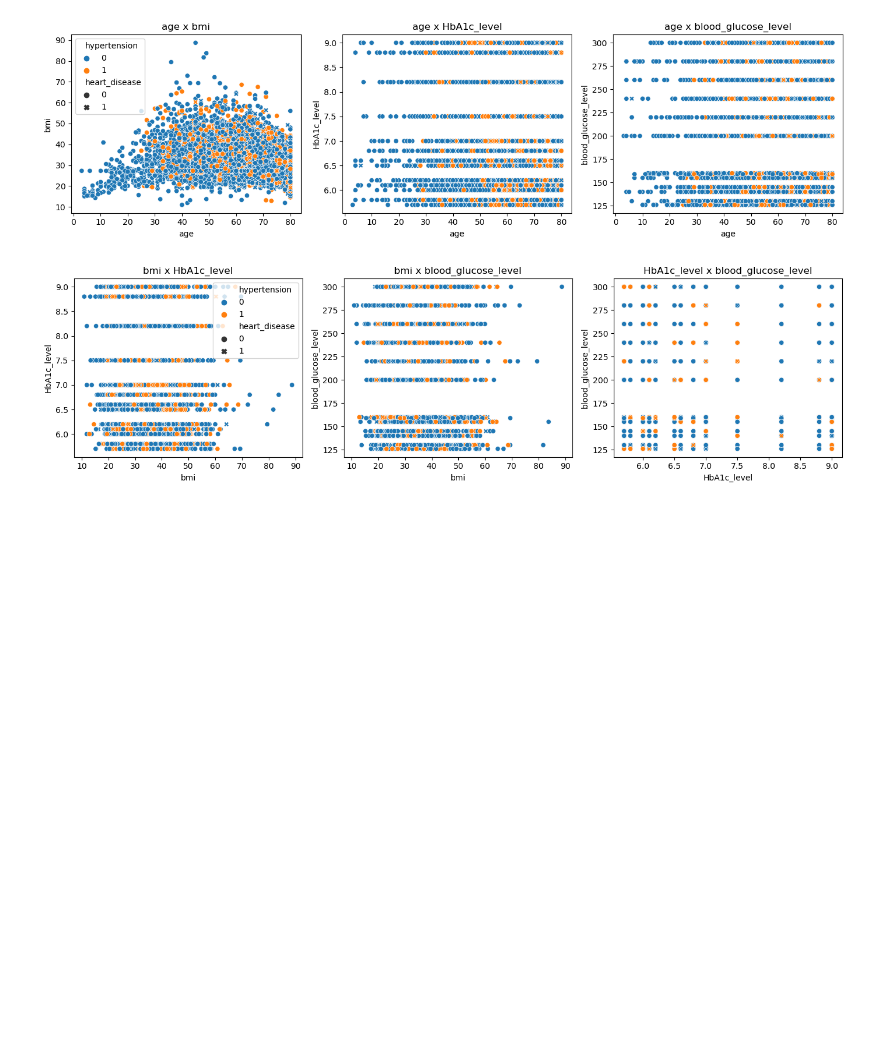
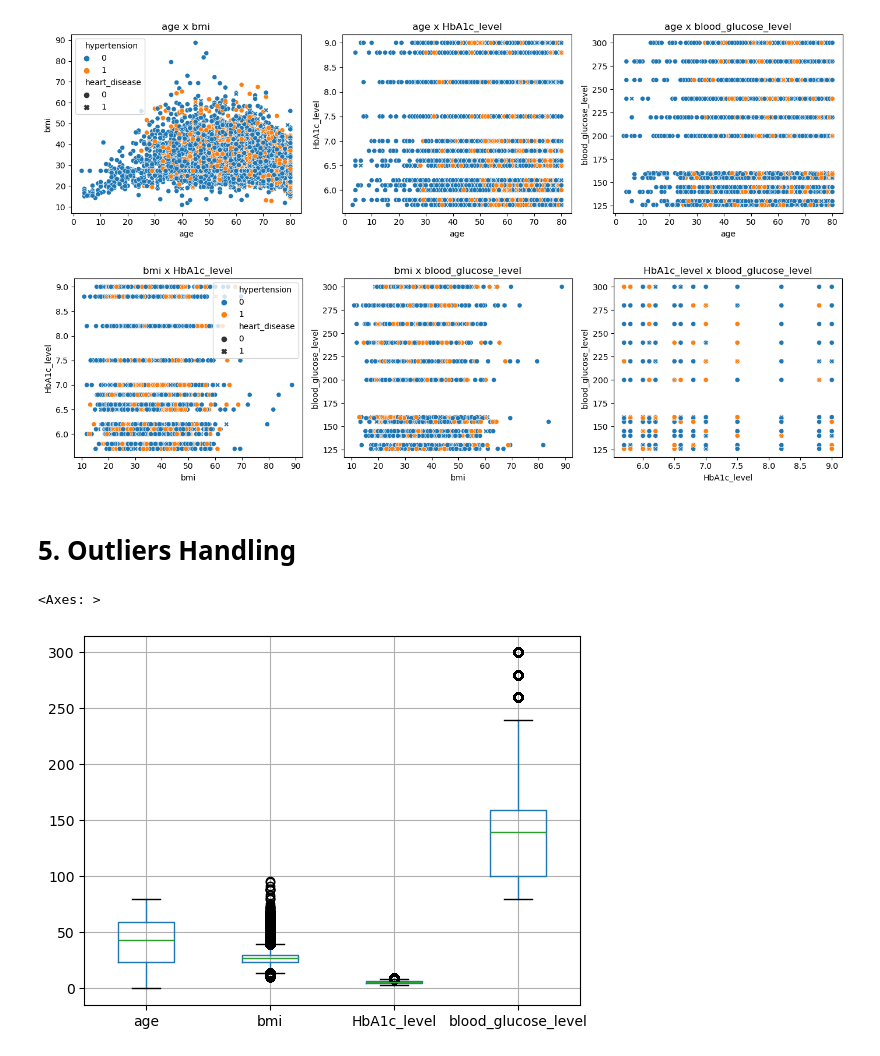
Before and after one commit to iktiyar/Practice-Project, a Jupyter notebook: Diabetes Prediction.ipynb, the cells around one changed output. Drawn from its saved outputs; the diff is of its cells as text; code cells hidden in the pictures; blank space fills up the shorter version.

Commit message:
outliers handled

```diff
--- a/Diabetes Prediction.ipynb
+++ b/Diabetes Prediction.ipynb
@@ -414,3 +414,10 @@ plt.title('HbA1c_level x blood_glucose_level')
 plt.tight_layout()
 # %% [output]
 [figure]
+# %% [markdown]
+# 5. Outliers Handling
+# %%
+df[['age','bmi','HbA1c_level','blood_glucose_level']].boxplot()
+# %% [output]
+<Axes: >
+[figure, added]
```
Also changed, not shown: parts of 9 cells of this notebook.
